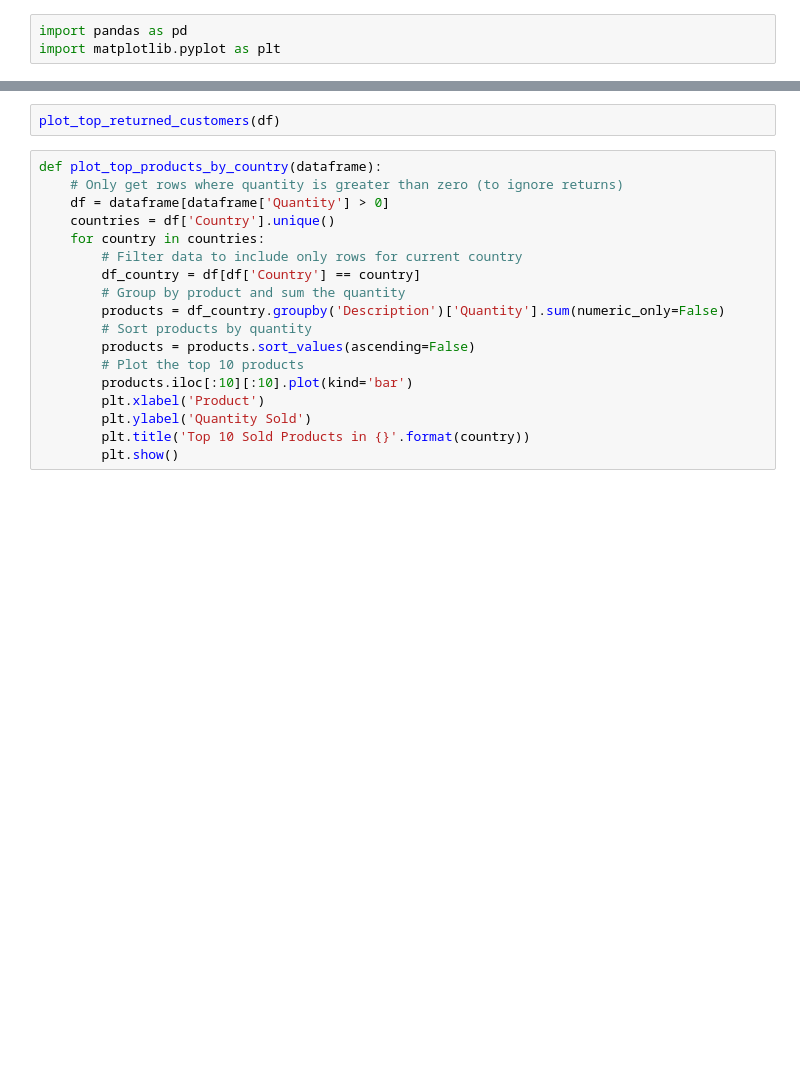
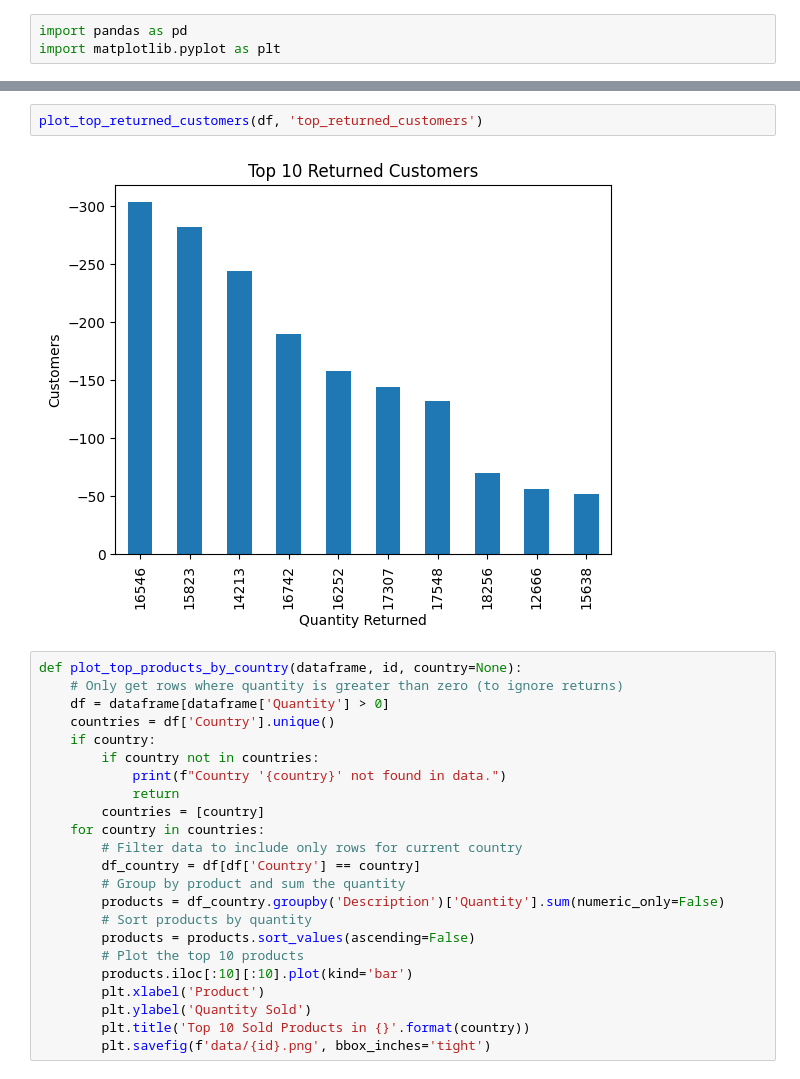
Before and after one commit to DayStayyy/Data-Science-Web-Application, a Jupyter notebook: Modelisation.ipynb, the cells around one changed output, grey strips where cells are left out. Drawn from its saved outputs; the diff is of its cells as text; blank space fills up the shorter version.

```diff
--- a/Modelisation.ipynb
+++ b/Modelisation.ipynb
@@ -65,10 +78,17 @@ def plot_top_returned_customers(dataframe):
 # %%
-plot_top_returned_customers(df)
+plot_top_returned_customers(df, 'top_returned_customers')
+# %% [output]
+[figure, added]
 # %%
-def plot_top_products_by_country(dataframe):
+def plot_top_products_by_country(dataframe, id, country=None):
     # Only get rows where quantity is greater than zero (to ignore returns)
     df = dataframe[dataframe['Quantity'] > 0]
     countries = df['Country'].unique()
+    if country:
+        if country not in countries:
+            print(f"Country '{country}' not found in data.")
+            return
+        countries = [country]
     for country in countries:
         # Filter data to include only rows for current country
         df_country = df[df['Country'] == country]
@@ -81,5 +101,5 @@ def plot_top_products_by_country(dataframe):
         plt.xlabel('Product')
         plt.ylabel('Quantity Sold')
         plt.title('Top 10 Sold Products in {}'.format(country))
-        plt.show()
+        plt.savefig(f'data/{id}.png', bbox_inches='tight')
 # %%
```
Also changed, not shown: parts of 13 cells of this notebook, 9 other files.
